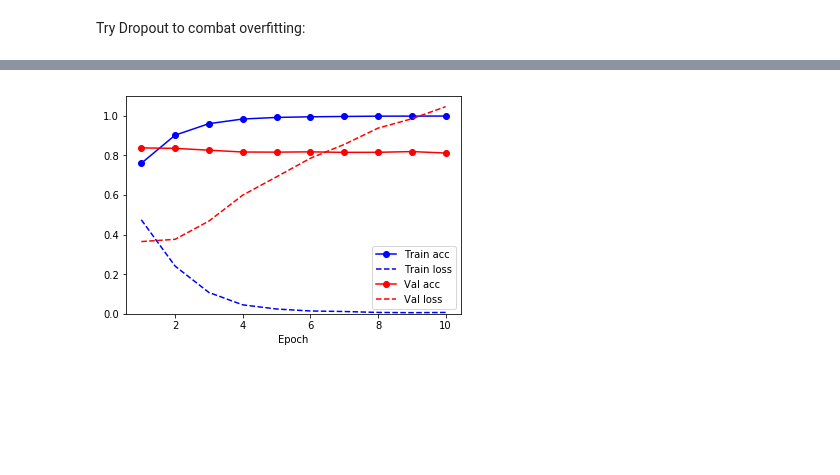
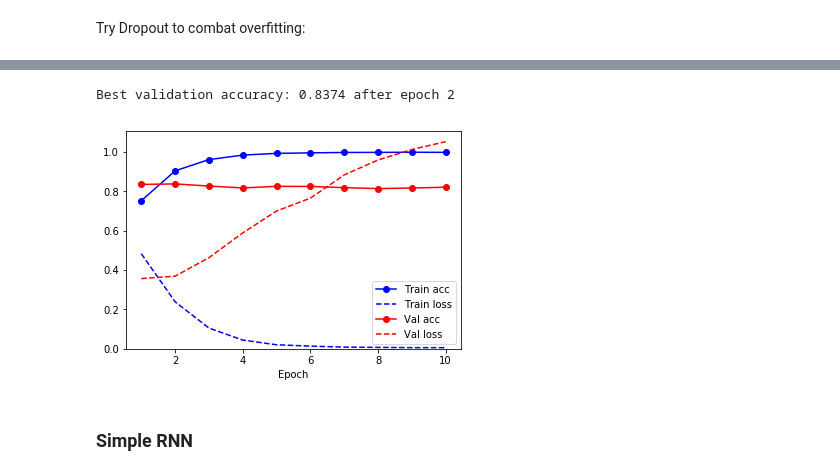
Before and after one commit to ksaaskil/machine-learning-examples, a Jupyter notebook: natural-language-processing/IMDB sentiment classification.ipynb, the cells around one changed output, grey strips where cells are left out. Drawn from its saved outputs; the diff is of its cells as text; code cells hidden in the pictures; blank space fills up the shorter version.

```diff
--- a/natural-language-processing/IMDB sentiment classification.ipynb
+++ b/natural-language-processing/IMDB sentiment classification.ipynb
@@ -9,6 +11,23 @@ from keras.layers import Dropout
 %matplotlib inline
 
 model_dir = 'models'
+# %%
+def summarize_history(history):
+    acc = history.history['acc']
+    loss = history.history['loss']
+    val_acc = history.history['val_acc']
+    val_loss = history.history['val_loss']
+
+    epochs = range(1, len(acc) + 1)
+    fig, ax = plt.subplots()
+    ax.plot(epochs, acc, 'bo-', label='Train acc')
+    ax.plot(epochs, loss, 'b--', label='Train loss')
+    ax.plot(epochs, val_acc, 'ro-', label='Val acc')
+    ax.plot(epochs, val_loss, 'r--', label='Val loss')
+    ax.set(ylim=[0, None],
+           xlabel='Epoch')
+    ax.legend()
+    print('Best validation accuracy: {} after epoch {}'.format(np.max(val_acc), np.argmax(val_acc) + 1))
 # %%
 data_folder = 'aclImdb'
 train_dir = os.path.join(data_folder, 'train')
@@ -41,8 +60,7 @@ texts_train, texts_val, y_train, y_val = train_test_split(texts, labels, test_si
 from keras.preprocessing.text import Tokenizer
 from keras.preprocessing.sequence import pad_sequences
 
-maxlen = 100
-training_samples = 1000
+maxlen = 500
 max_words = 10000
 
 tokenizer = Tokenizer(num_words=max_words)
@@ -183,4 +201,7 @@ Epoch 10/10
 # %%
-print_history(history)
+summarize_history(history)
 # %% [output]
+Best validation accuracy: 0.8374 after epoch 2
-[figure, old version]
+[figure, new version]
+# %% [markdown]
+### Simple RNN
```
Also changed, not shown: parts of 35 cells of this notebook.
